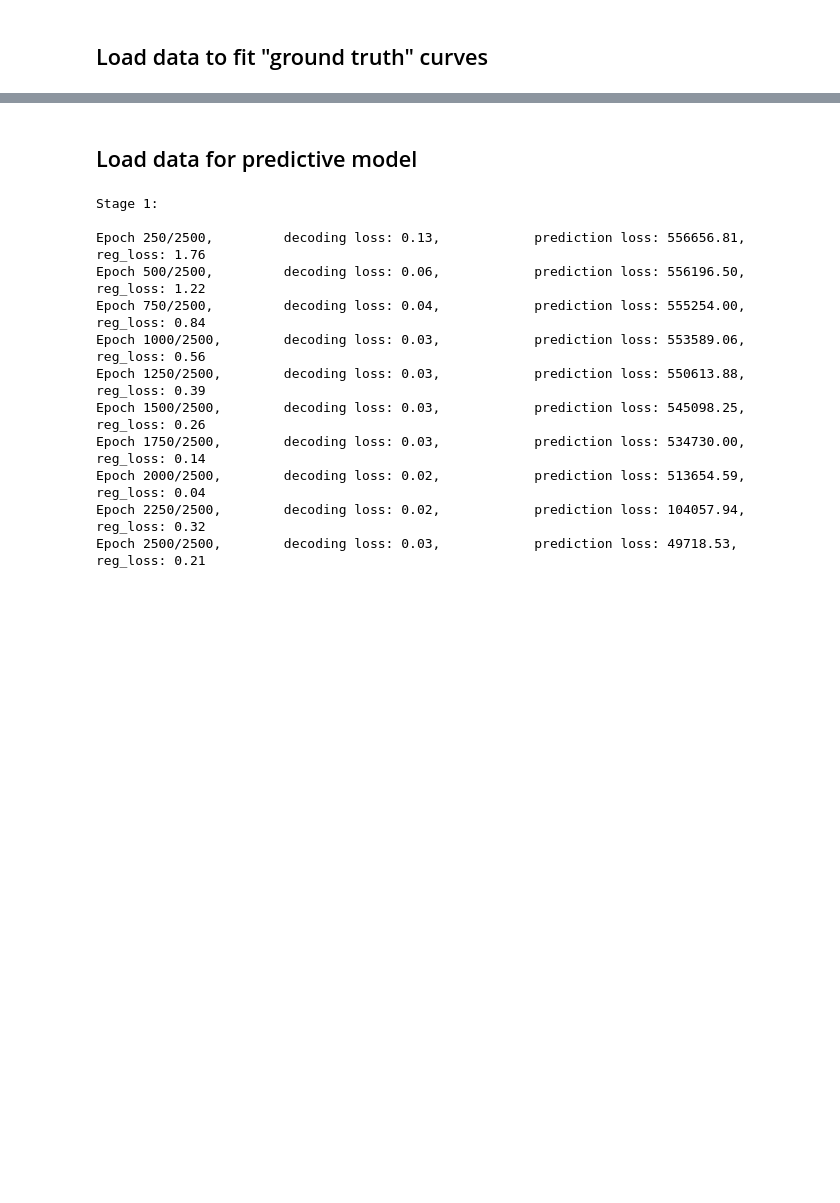
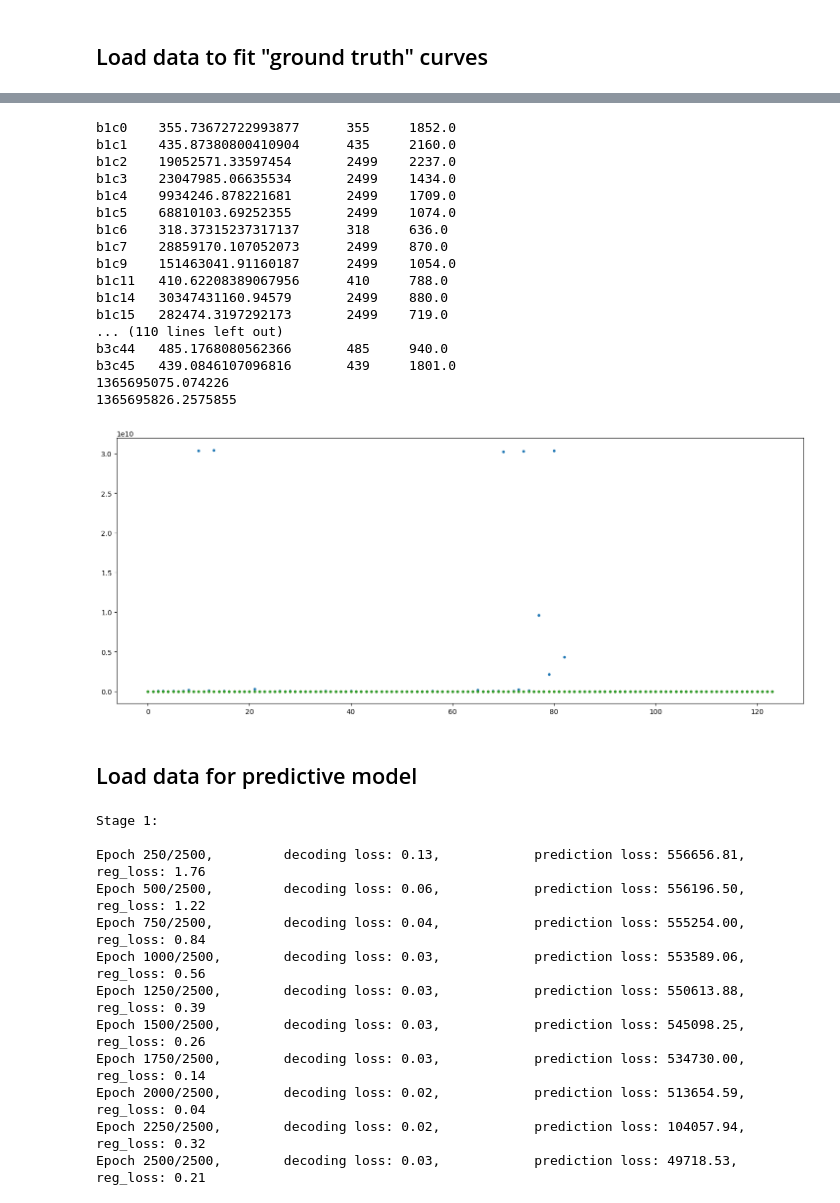
Before and after one commit to nathan99sun/HybridPred, a Jupyter notebook: source/curve_fitting_multistage_attn-NS.ipynb, the cells around one changed output, grey strips where cells are left out. Drawn from its saved outputs; the diff is of its cells as text; code cells hidden in the pictures; blank space fills up the shorter version.

```diff
--- a/source/curve_fitting_multistage_attn-NS.ipynb
+++ b/source/curve_fitting_multistage_attn-NS.ipynb
@@ -54,3 +59,48 @@ for ix,id in enumerate(bat_dict.keys()):
+# %%
+def analytic_cycle_life(params):
+    a, b, c = params
+    return np.power(np.exp(-a)*(0.2-c),1/b)
+
+def counting_cycle_life(params):
+    a, b, c = params
+    x = np.arange(1, 2500)
+    curve = np.exp(a)*np.power(x, b) + c
+    return np.sum(curve < 0.2)
+# %%
+cls1 = []
+cls2 = []
+cls_true = []
+for ix,id in enumerate(bat_dict.keys()):
+    cl1 = analytic_cycle_life(params[ix])
+    cl2 = counting_cycle_life(params[ix])
+    cl_true = bat_dict[id]["cycle_life"].item()
+    print(id, cl1, cl2, cl_true, sep = "\t")
+    for cl, list in zip([cl1, cl2, cl_true], [cls1, cls2, cls_true]):
+        list.append(cl)
+plt.plot(cls1, ".")
+plt.plot(cls2, ".")
+plt.plot(cls_true, ".")
+print(np.mean(np.abs(np.array(cls1) - np.array(cls2))))
+print(np.mean(np.abs(np.array(cls1) - np.array(cls_true))))
+# %% [output]
+b1c0    355.73672722993877      355     1852.0
+b1c1    435.87380800410904      435     2160.0
+b1c2    19052571.33597454       2499    2237.0
+b1c3    23047985.06635534       2499    1434.0
+b1c4    9934246.878221681       2499    1709.0
+b1c5    68810103.69252355       2499    1074.0
+b1c6    318.37315237317137      318     636.0
+b1c7    28859170.107052073      2499    870.0
+b1c9    151463041.91160187      2499    1054.0
+b1c11   410.62208389067956      410     788.0
+b1c14   30347431160.94579       2499    880.0
+b1c15   282474.3197292173       2499    719.0
+... (110 lines left out)
+b3c44   485.1768080562366       485     940.0
+b3c45   439.0846107096816       439     1801.0
+1365695075.074226
+1365695826.2575855
+[figure, added]
 # %% [markdown]
 ## Load data for predictive model
 # %%
```
Also changed, not shown: parts of 3 cells of this notebook, 2 other files.
